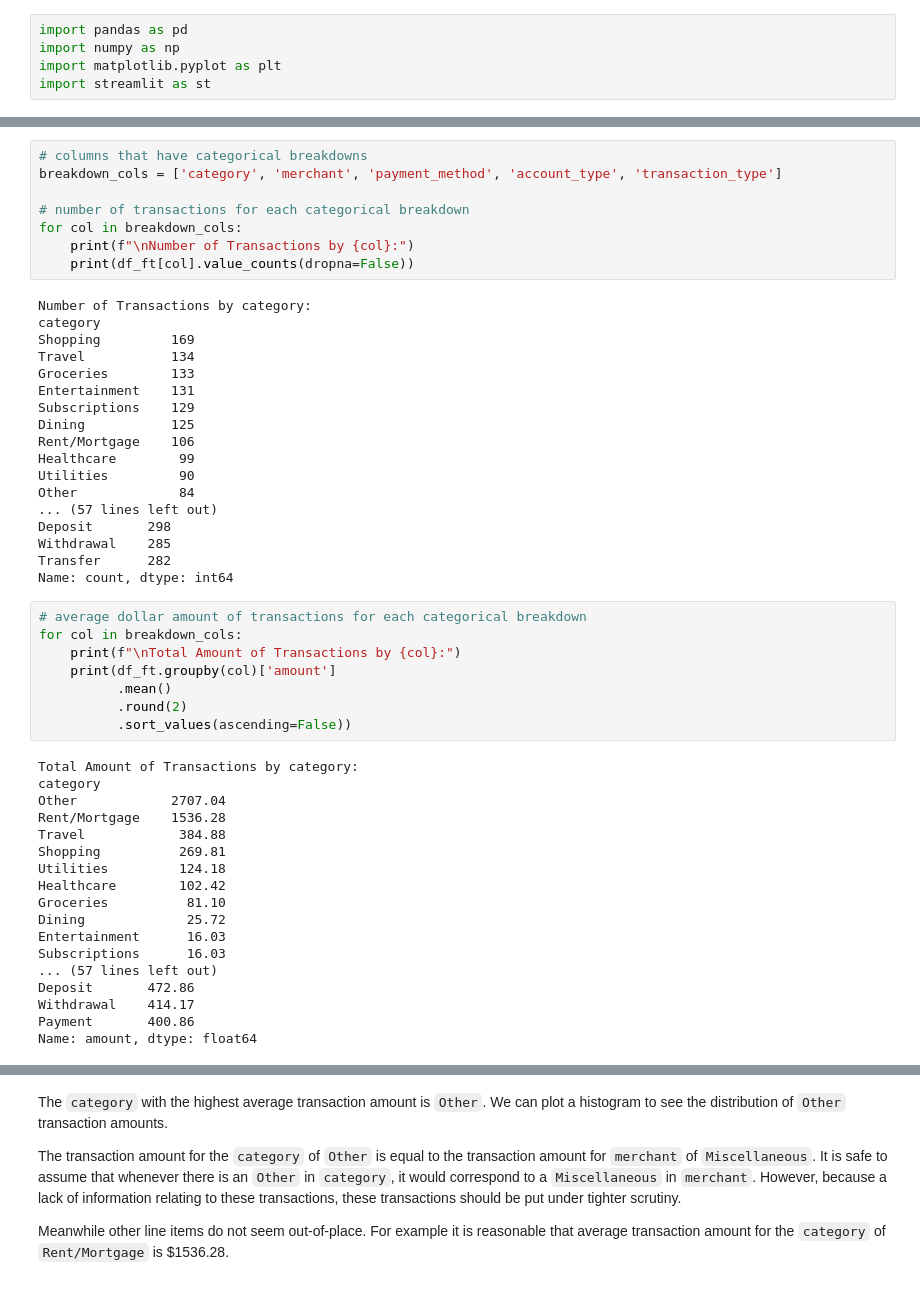
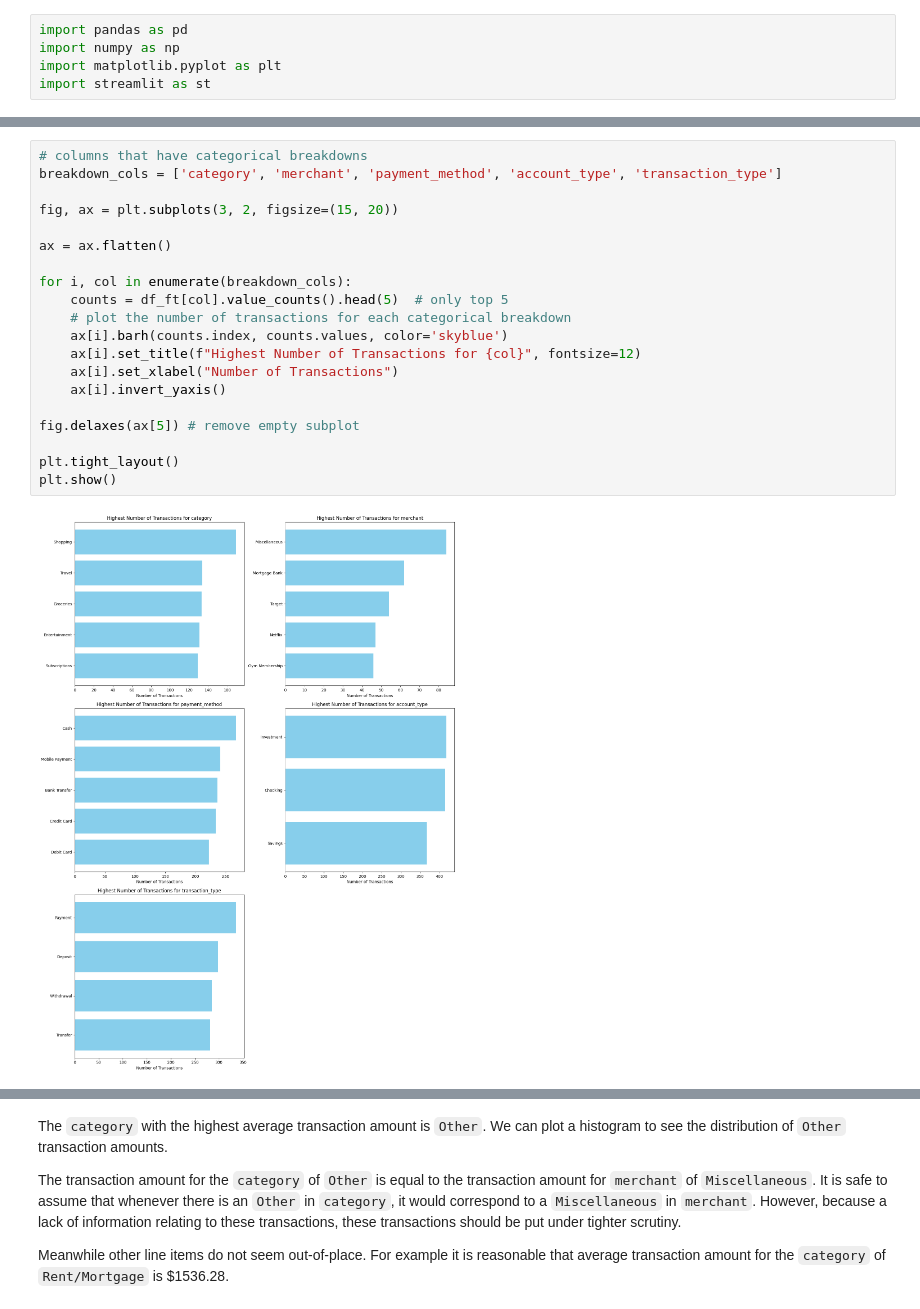
Before and after one commit to timothyngcy/financial-transactions-dashboard, a Jupyter notebook: eda.ipynb, the cells around one changed output, grey strips where cells are left out. Cells and saved outputs as stored; diff of their text form.

```diff
--- a/eda.ipynb
+++ b/eda.ipynb
@@ -31,52 +30,22 @@ print(df_ft.head())
-# %%
-# columns that have categorical breakdowns
-breakdown_cols = ['category', 'merchant', 'payment_method', 'account_type', 'transaction_type']
-
-# number of transactions for each categorical breakdown
-for col in breakdown_cols:
-    print(f"\nNumber of Transactions by {col}:")
-    print(df_ft[col].value_counts(dropna=False))
-# %% [output]
-Number of Transactions by category:
-category
-Shopping         169
-Travel           134
-Groceries        133
-Entertainment    131
-Subscriptions    129
-Dining           125
-Rent/Mortgage    106
-Healthcare        99
-Utilities         90
-Other             84
-... (57 lines left out)
-Deposit       298
-Withdrawal    285
-Transfer      282
-Name: count, dtype: int64
-# %%
-# average dollar amount of transactions for each categorical breakdown
-for col in breakdown_cols:
-    print(f"\nTotal Amount of Transactions by {col}:")
-    print(df_ft.groupby(col)['amount']
-          .mean()
-          .round(2)
-          .sort_values(ascending=False))
-# %% [output]
-Total Amount of Transactions by category:
-category
-Other            2707.04
-Rent/Mortgage    1536.28
-Travel            384.88
-Shopping          269.81
-Utilities         124.18
-Healthcare        102.42
-Groceries          81.10
-Dining             25.72
-Entertainment      16.03
-Subscriptions      16.03
-... (57 lines left out)
-Deposit       472.86
-Withdrawal    414.17
-Payment       400.86
-Name: amount, dtype: float64
+# %%
+# columns that have categorical breakdowns
+breakdown_cols = ['category', 'merchant', 'payment_method', 'account_type', 'transaction_type']
+
+fig, ax = plt.subplots(3, 2, figsize=(15, 20))
+
+ax = ax.flatten()
+
+for i, col in enumerate(breakdown_cols):
+    counts = df_ft[col].value_counts().head(5)  # only top 5
+    # plot the number of transactions for each categorical breakdown
+    ax[i].barh(counts.index, counts.values, color='skyblue')
+    ax[i].set_title(f"Highest Number of Transactions for {col}", fontsize=12)
+    ax[i].set_xlabel("Number of Transactions")
+    ax[i].invert_yaxis()
+
+fig.delaxes(ax[5]) # remove empty subplot
+
+plt.tight_layout()
+plt.show()
+# %% [output]
+[figure, added]
```
Also changed, not shown: parts of 6 cells of this notebook, 2 other files.
